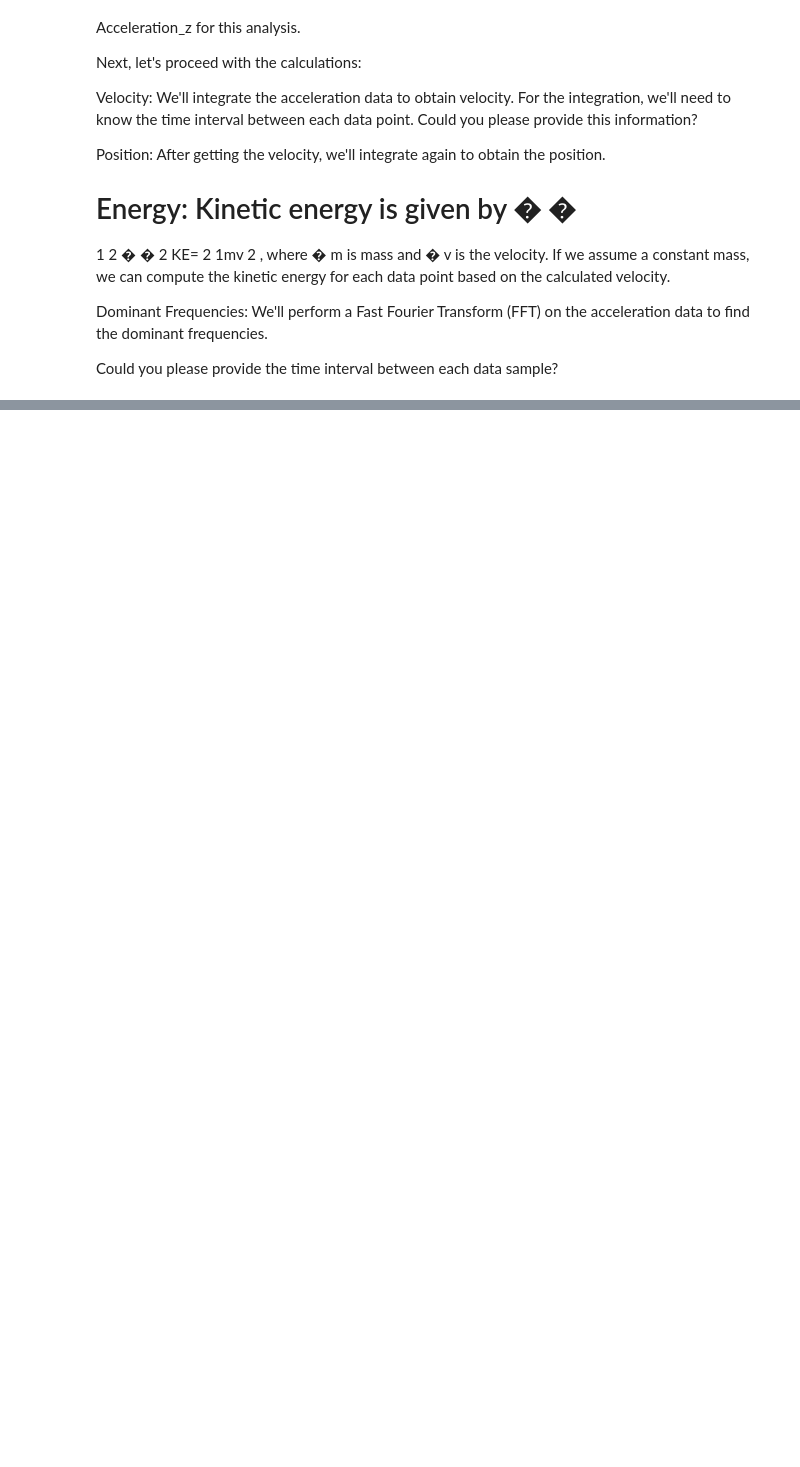
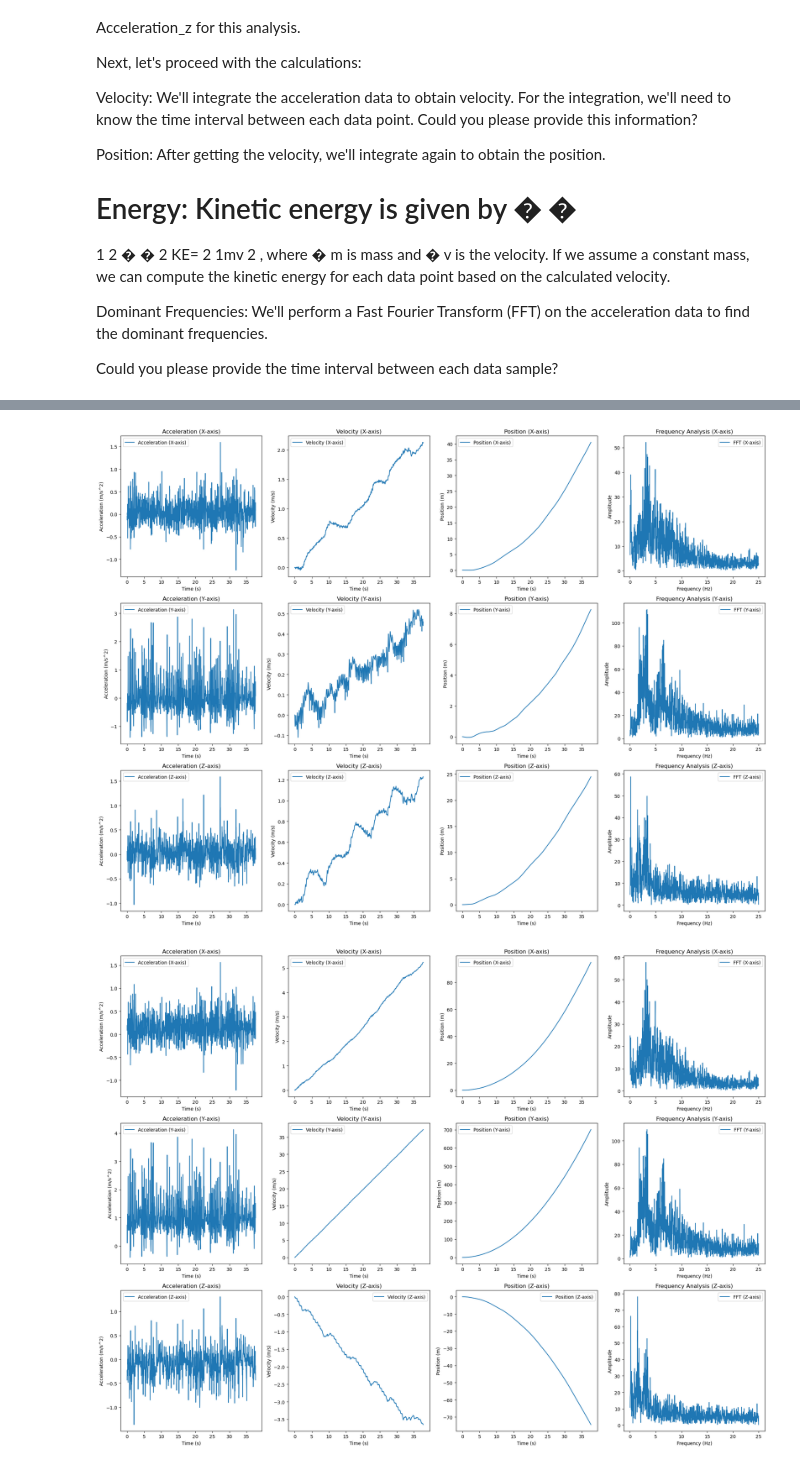
Before and after one commit to heyamins/Final_project, a Jupyter notebook: Motion_final.ipynb, the cells around one changed output, grey strips where cells are left out. Cells and saved outputs as stored; diff of their text form; code cells hidden in the pictures; blank space fills up the shorter version.

```diff
--- a/Motion_final.ipynb
+++ b/Motion_final.ipynb
@@ -79,0 +177,7 @@ plot_movement('dws_1/sub_7.csv')
+# %%
+plot_movement('dws_1/sub_7.csv')
+
+plot_movement_grav('dws_1/sub_7.csv')
+# %% [output]
+[figure, added]
+[figure, added]
```
Also changed, not shown: parts of 7 cells of this notebook, 1 other file.
